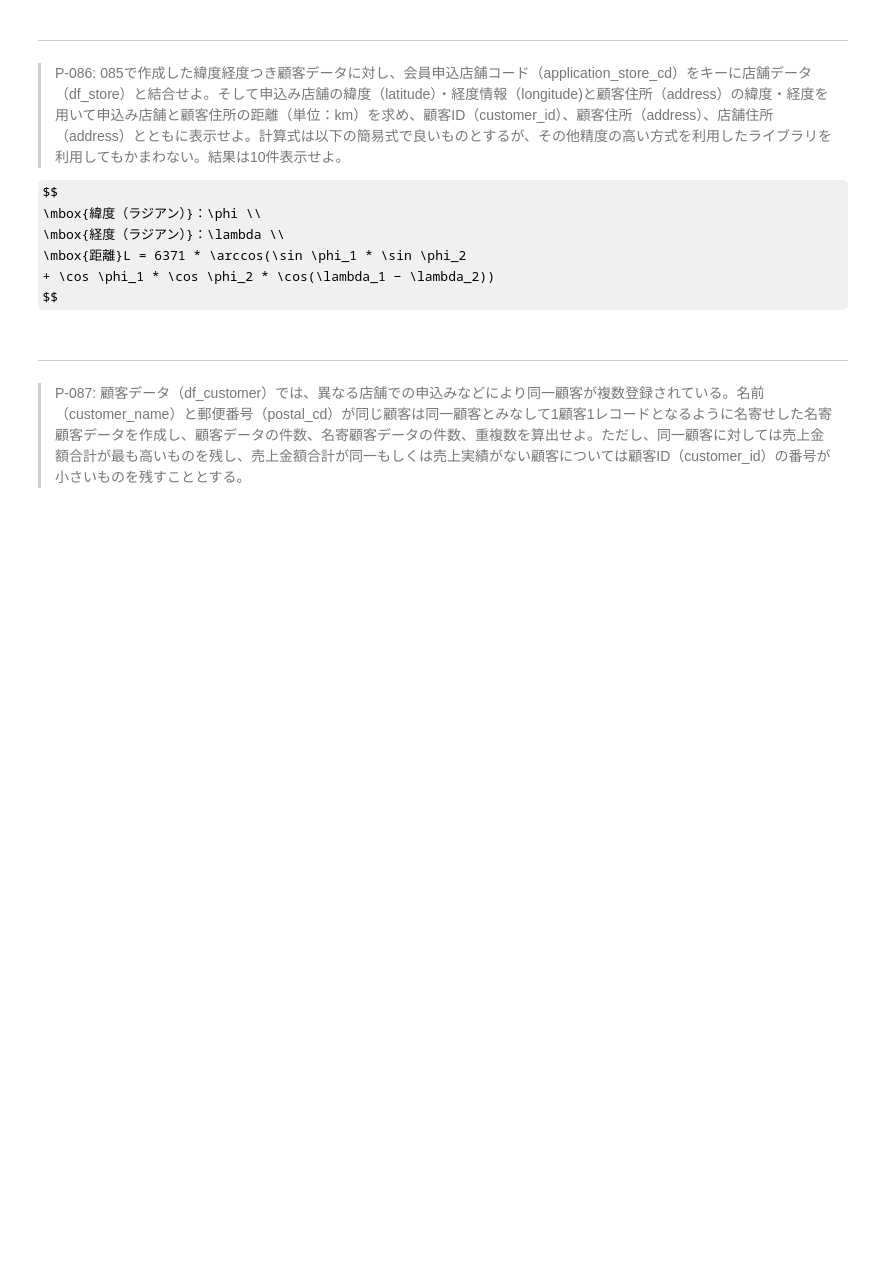
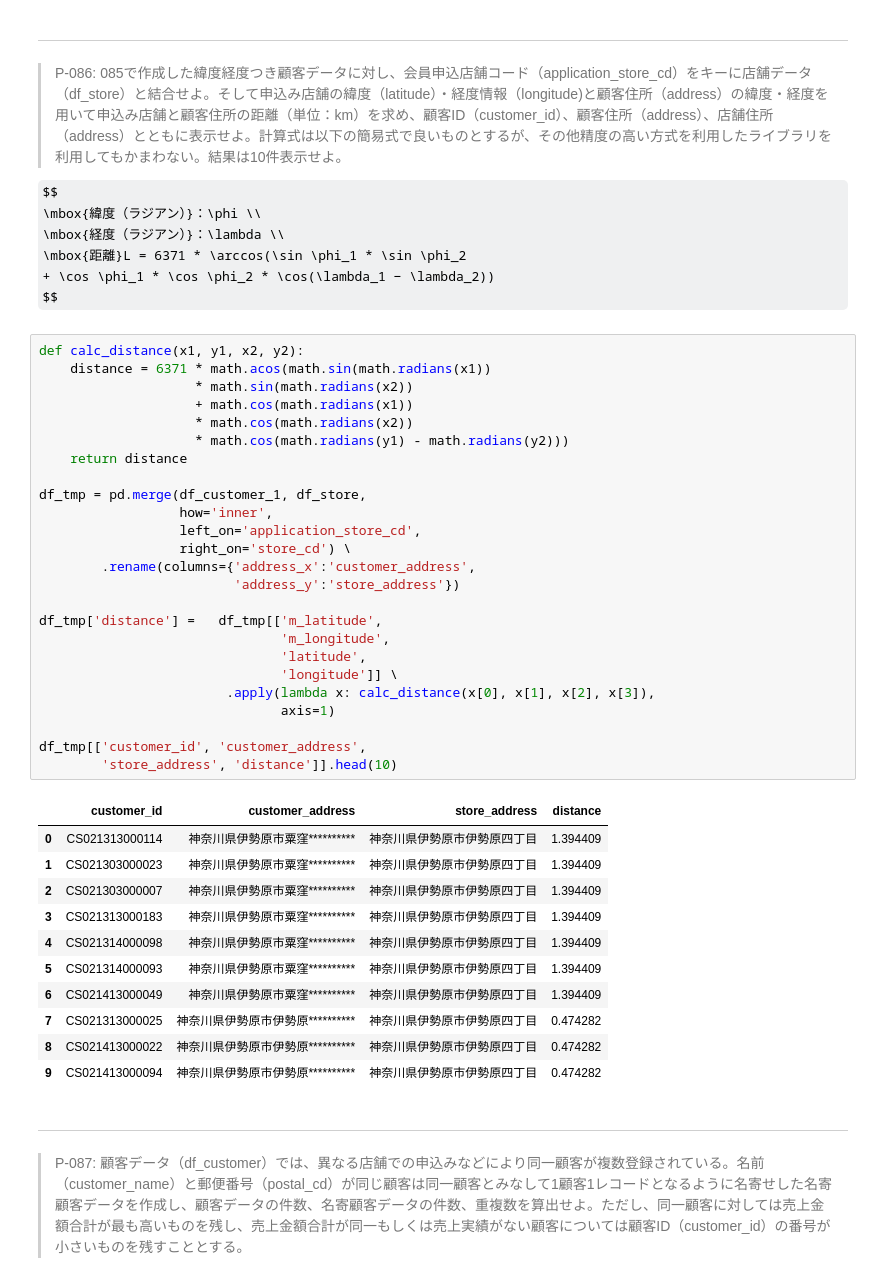
Before and after one commit to j2200160/test7, a Jupyter notebook: 100knocks-preprocess-master/docker/work/preprocess_knock_Python.ipynb, the cells around one changed output. Cells and saved outputs as stored; diff of their text form; some formulas as TeX source; blank space fills up the shorter version.

```diff
--- a/100knocks-preprocess-master/docker/work/preprocess_knock_Python.ipynb
+++ b/100knocks-preprocess-master/docker/work/preprocess_knock_Python.ipynb
@@ -1693,6 +1822,43 @@ $$
 \mbox{距離}L = 6371 * \arccos(\sin \phi_1 * \sin \phi_2
 + \cos \phi_1 * \cos \phi_2 * \cos(\lambda_1 − \lambda_2))
 $$
+# %%
+def calc_distance(x1, y1, x2, y2):
+    distance = 6371 * math.acos(math.sin(math.radians(x1))
+                    * math.sin(math.radians(x2))
+                    + math.cos(math.radians(x1))
+                    * math.cos(math.radians(x2))
+                    * math.cos(math.radians(y1) - math.radians(y2)))
+    return distance
+
+df_tmp = pd.merge(df_customer_1, df_store,
+                  how='inner',
+                  left_on='application_store_cd',
+                  right_on='store_cd') \
+        .rename(columns={'address_x':'customer_address',
+                         'address_y':'store_address'})
+
+df_tmp['distance'] =   df_tmp[['m_latitude',
+                               'm_longitude',
+                               'latitude',
+                               'longitude']] \
+                        .apply(lambda x: calc_distance(x[0], x[1], x[2], x[3]),
+                               axis=1)
+
+df_tmp[['customer_id', 'customer_address',
+        'store_address', 'distance']].head(10)
+# %% [output]
+|  | customer_id | customer_address | store_address | distance |
+| 0 | CS021313000114 | 神奈川県伊勢原市粟窪********** | 神奈川県伊勢原市伊勢原四丁目 | 1.394409 |
+| 1 | CS021303000023 | 神奈川県伊勢原市粟窪********** | 神奈川県伊勢原市伊勢原四丁目 | 1.394409 |
+| 2 | CS021303000007 | 神奈川県伊勢原市粟窪********** | 神奈川県伊勢原市伊勢原四丁目 | 1.394409 |
+| 3 | CS021313000183 | 神奈川県伊勢原市粟窪********** | 神奈川県伊勢原市伊勢原四丁目 | 1.394409 |
+| 4 | CS021314000098 | 神奈川県伊勢原市粟窪********** | 神奈川県伊勢原市伊勢原四丁目 | 1.394409 |
+| 5 | CS021314000093 | 神奈川県伊勢原市粟窪********** | 神奈川県伊勢原市伊勢原四丁目 | 1.394409 |
+| 6 | CS021413000049 | 神奈川県伊勢原市粟窪********** | 神奈川県伊勢原市伊勢原四丁目 | 1.394409 |
+| 7 | CS021313000025 | 神奈川県伊勢原市伊勢原********** | 神奈川県伊勢原市伊勢原四丁目 | 0.474282 |
+| 8 | CS021413000022 | 神奈川県伊勢原市伊勢原********** | 神奈川県伊勢原市伊勢原四丁目 | 0.474282 |
+| 9 | CS021413000094 | 神奈川県伊勢原市伊勢原********** | 神奈川県伊勢原市伊勢原四丁目 | 0.474282 |
 # %% [markdown]
 ---
 > P-087: 顧客データ（df_customer）では、異なる店舗での申込みなどにより同一顧客が複数登録されている。名前（customer_name）と郵便番号（postal_cd）が同じ顧客は同一顧客とみなして1顧客1レコードとなるように名寄せした名寄顧客データを作成し、顧客データの件数、名寄顧客データの件数、重複数を算出せよ。ただし、同一顧客に対しては売上金額合計が最も高いものを残し、売上金額合計が同一もしくは売上実績がない顧客については顧客ID（customer_id）の番号が小さいものを残すこととする。
```
Also changed, not shown: parts of 23 cells of this notebook, 5 other files.
